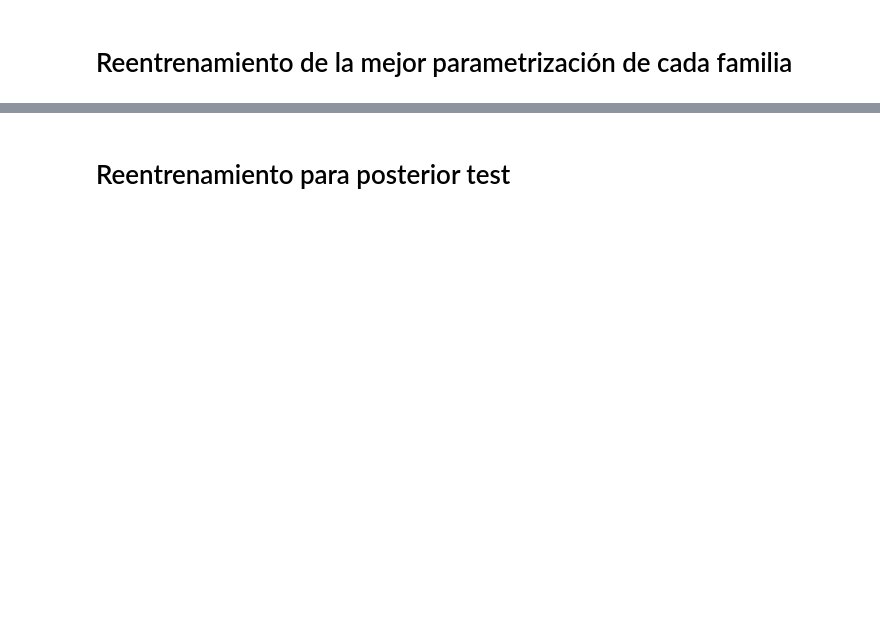
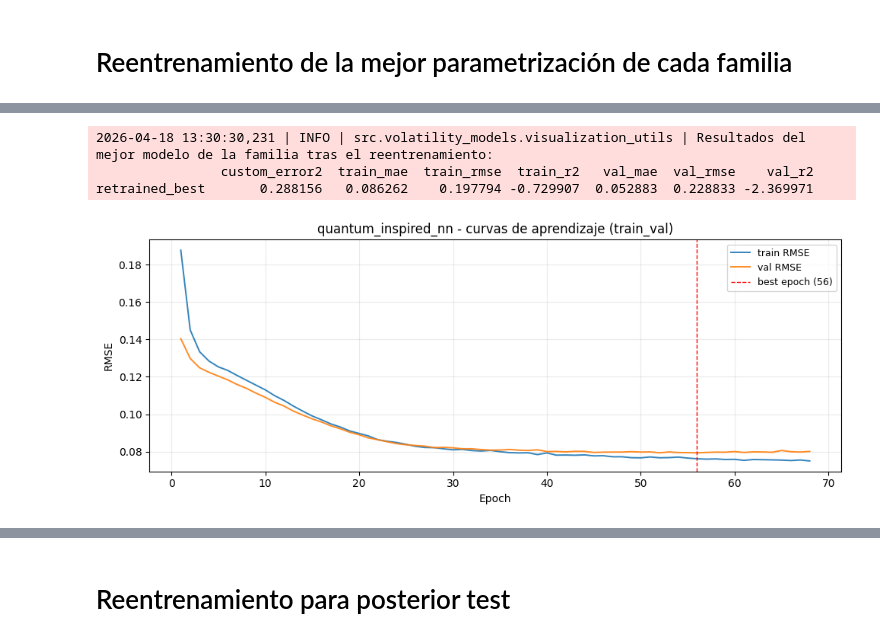
Before and after one commit to epiblasfunds/options-pricing, a Jupyter notebook: models copy.ipynb, the cells around one changed output, grey strips where cells are left out. Cells and saved outputs as stored; diff of their text form; code cells hidden in the pictures; blank space fills up the shorter version.

```diff
--- a/models copy.ipynb
+++ b/models copy.ipynb
@@ -197,3 +173,10 @@ retrained_best       0.149137   0.043077    0.091932  0.626299  0.045839  0.1081
 # %%
 # Autokeras
 sequential_nn_best_model_metrics = Trainer(SequentialNNFamily).retrain_best_params_family()
+# %%
+quantum_inspired_nn_best_model_metrics = Trainer(QuantumInspiredNNFamily).retrain_best_params_family()
+# %% [output]
+2026-04-18 13:30:30,231 | INFO | src.volatility_models.visualization_utils | Resultados del mejor modelo de la familia tras el reentrenamiento:
+                custom_error2  train_mae  train_rmse  train_r2   val_mae  val_rmse    val_r2
+retrained_best       0.288156   0.086262    0.197794 -0.729907  0.052883  0.228833 -2.369971
+[figure, added]
```
Also changed, not shown: parts of 53 cells of this notebook, 9 other files.
